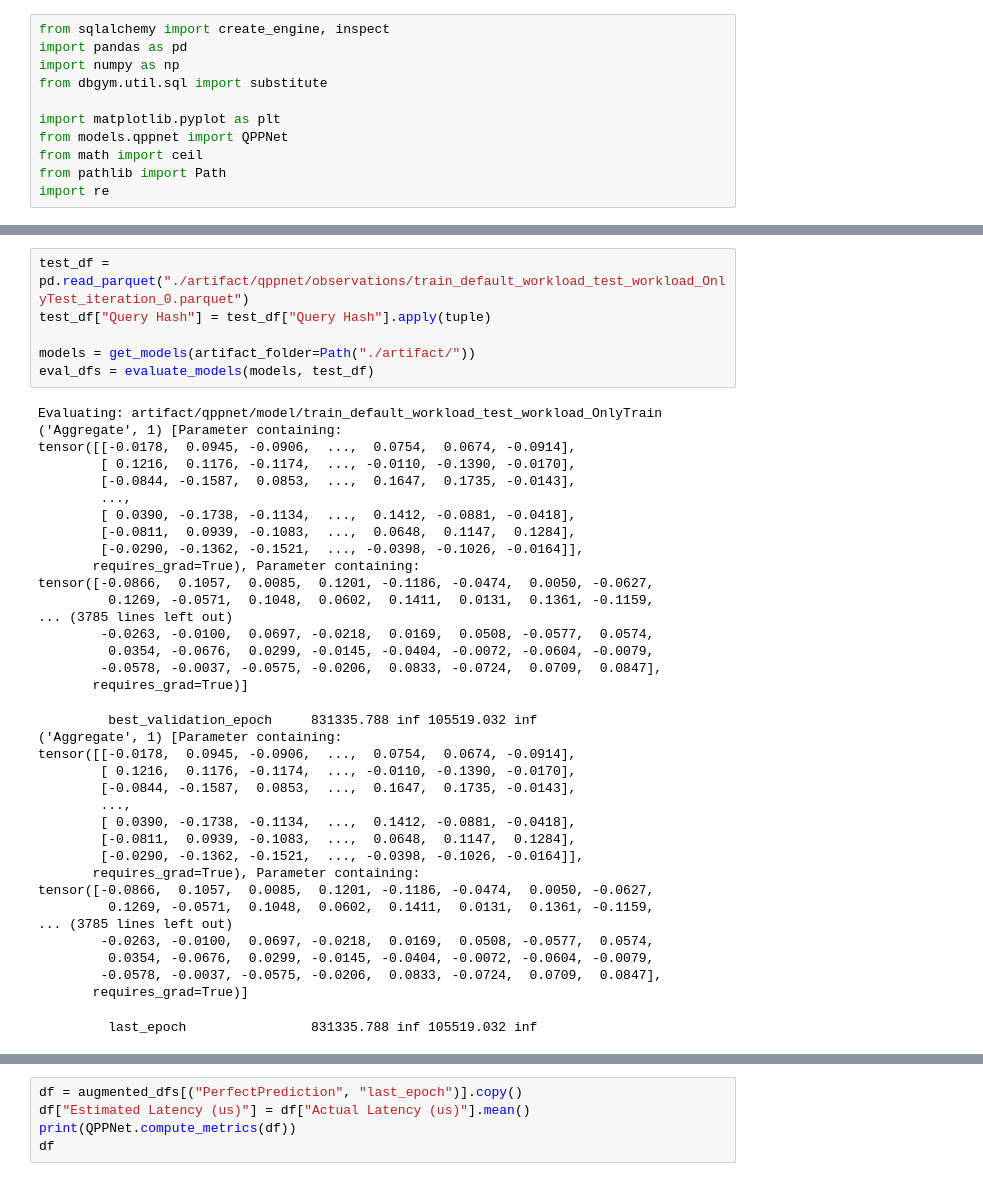
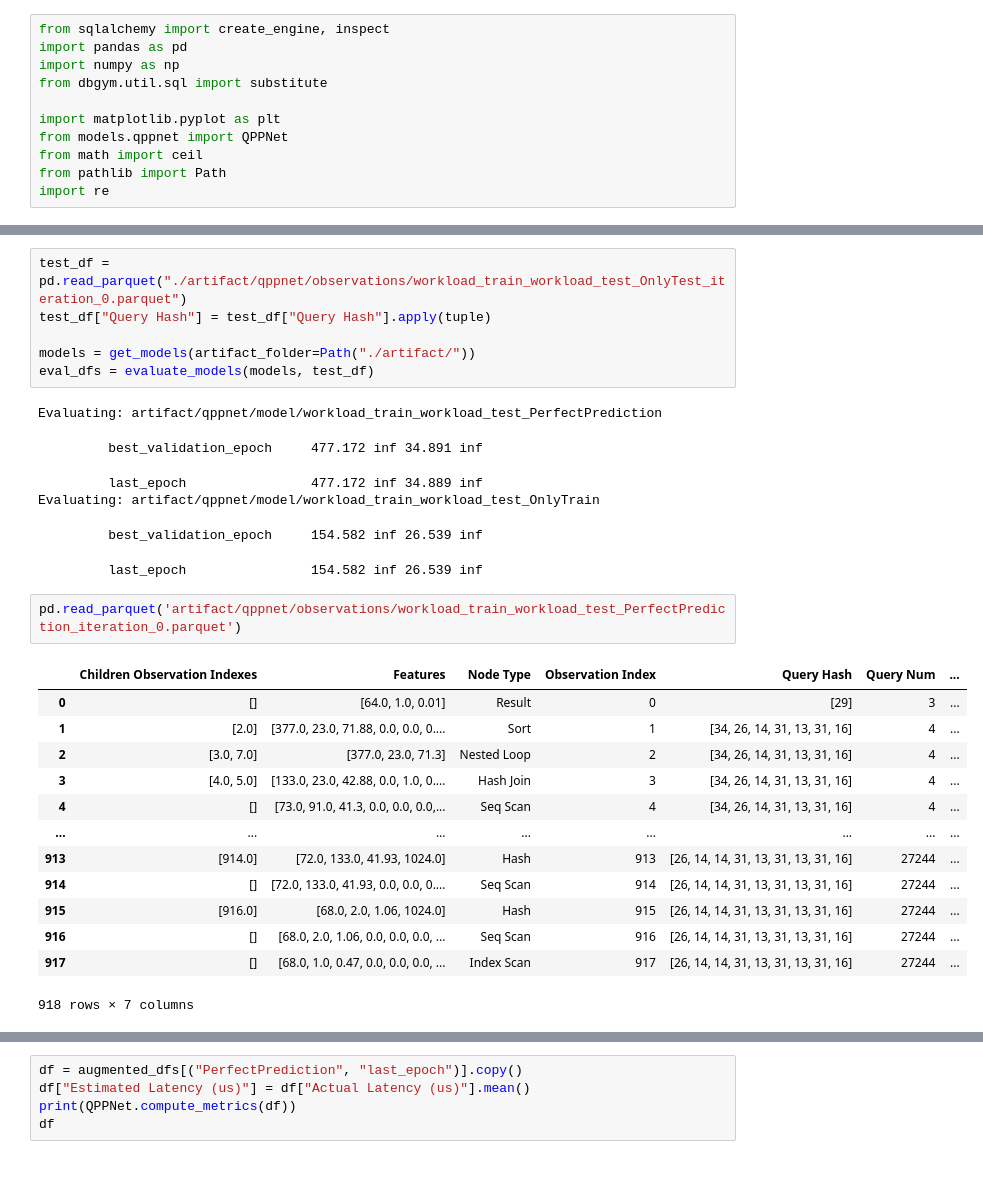
Before and after one commit to lmwnshn/dbgym-old, a Jupyter notebook: Untitled.ipynb, the cells around one changed output, grey strips where cells are left out. Saved outputs shown, nothing was run; the diff lists cells and outputs as text.

```diff
--- a/Untitled.ipynb
+++ b/Untitled.ipynb
@@ -107,44 +180,31 @@ def augment_evaluations(eval_dfs):
             dfs[(model_name, epoch_name)] = df
     return dfs
 # %%
-test_df = pd.read_parquet("./artifact/qppnet/observations/train_default_workload_test_workload_OnlyTest_iteration_0.parquet")
+test_df = pd.read_parquet("./artifact/qppnet/observations/workload_train_workload_test_OnlyTest_iteration_0.parquet")
 test_df["Query Hash"] = test_df["Query Hash"].apply(tuple)
 
 models = get_models(artifact_folder=Path("./artifact/"))
 eval_dfs = evaluate_models(models, test_df)
 # %% [output]
-Evaluating: artifact/qppnet/model/train_default_workload_test_workload_OnlyTrain
-('Aggregate', 1) [Parameter containing:
-tensor([[-0.0178,  0.0945, -0.0906,  ...,  0.0754,  0.0674, -0.0914],
-        [ 0.1216,  0.1176, -0.1174,  ..., -0.0110, -0.1390, -0.0170],
-        [-0.0844, -0.1587,  0.0853,  ...,  0.1647,  0.1735, -0.0143],
-        ...,
-        [ 0.0390, -0.1738, -0.1134,  ...,  0.1412, -0.0881, -0.0418],
-        [-0.0811,  0.0939, -0.1083,  ...,  0.0648,  0.1147,  0.1284],
-        [-0.0290, -0.1362, -0.1521,  ..., -0.0398, -0.1026, -0.0164]],
-       requires_grad=True), Parameter containing:
-tensor([-0.0866,  0.1057,  0.0085,  0.1201, -0.1186, -0.0474,  0.0050, -0.0627,
-         0.1269, -0.0571,  0.1048,  0.0602,  0.1411,  0.0131,  0.1361, -0.1159,
-... (3785 lines left out)
-        -0.0263, -0.0100,  0.0697, -0.0218,  0.0169,  0.0508, -0.0577,  0.0574,
-         0.0354, -0.0676,  0.0299, -0.0145, -0.0404, -0.0072, -0.0604, -0.0079,
-        -0.0578, -0.0037, -0.0575, -0.0206,  0.0833, -0.0724,  0.0709,  0.0847],
-       requires_grad=True)]
+Evaluating: artifact/qppnet/model/workload_train_workload_test_PerfectPrediction
-         best_validation_epoch     831335.788 inf 105519.032 inf
-('Aggregate', 1) [Parameter containing:
-tensor([[-0.0178,  0.0945, -0.0906,  ...,  0.0754,  0.0674, -0.0914],
-        [ 0.1216,  0.1176, -0.1174,  ..., -0.0110, -0.1390, -0.0170],
-        [-0.0844, -0.1587,  0.0853,  ...,  0.1647,  0.1735, -0.0143],
-        ...,
-        [ 0.0390, -0.1738, -0.1134,  ...,  0.1412, -0.0881, -0.0418],
-        [-0.0811,  0.0939, -0.1083,  ...,  0.0648,  0.1147,  0.1284],
-        [-0.0290, -0.1362, -0.1521,  ..., -0.0398, -0.1026, -0.0164]],
-       requires_grad=True), Parameter containing:
-tensor([-0.0866,  0.1057,  0.0085,  0.1201, -0.1186, -0.0474,  0.0050, -0.0627,
-         0.1269, -0.0571,  0.1048,  0.0602,  0.1411,  0.0131,  0.1361, -0.1159,
-... (3785 lines left out)
-        -0.0263, -0.0100,  0.0697, -0.0218,  0.0169,  0.0508, -0.0577,  0.0574,
-         0.0354, -0.0676,  0.0299, -0.0145, -0.0404, -0.0072, -0.0604, -0.0079,
-        -0.0578, -0.0037, -0.0575, -0.0206,  0.0833, -0.0724,  0.0709,  0.0847],
-       requires_grad=True)]
+         best_validation_epoch     477.172 inf 34.891 inf
-         last_epoch                831335.788 inf 105519.032 inf
+         last_epoch                477.172 inf 34.889 inf
+Evaluating: artifact/qppnet/model/workload_train_workload_test_OnlyTrain
+         best_validation_epoch     154.582 inf 26.539 inf
+         last_epoch                154.582 inf 26.539 inf
+# %%
+pd.read_parquet('artifact/qppnet/observations/workload_train_workload_test_PerfectPrediction_iteration_0.parquet')
+# %% [output]
+|  | Children Observation Indexes | Features | Node Type | Observation Index | Query Hash | Query Num | ... |
+| 0 | [] | [64.0, 1.0, 0.01] | Result | 0 | [29] | 3 | ... |
+| 1 | [2.0] | [377.0, 23.0, 71.88, 0.0, 0.0, 0.... | Sort | 1 | [34, 26, 14, 31, 13, 31, 16] | 4 | ... |
+| 2 | [3.0, 7.0] | [377.0, 23.0, 71.3] | Nested Loop | 2 | [34, 26, 14, 31, 13, 31, 16] | 4 | ... |
+| 3 | [4.0, 5.0] | [133.0, 23.0, 42.88, 0.0, 1.0, 0.... | Hash Join | 3 | [34, 26, 14, 31, 13, 31, 16] | 4 | ... |
+| 4 | [] | [73.0, 91.0, 41.3, 0.0, 0.0, 0.0,... | Seq Scan | 4 | [34, 26, 14, 31, 13, 31, 16] | 4 | ... |
+| ... | ... | ... | ... | ... | ... | ... | ... |
+| 913 | [914.0] | [72.0, 133.0, 41.93, 1024.0] | Hash | 913 | [26, 14, 14, 31, 13, 31, 13, 31, 16] | 27244 | ... |
+| 914 | [] | [72.0, 133.0, 41.93, 0.0, 0.0, 0.... | Seq Scan | 914 | [26, 14, 14, 31, 13, 31, 13, 31, 16] | 27244 | ... |
+| 915 | [916.0] | [68.0, 2.0, 1.06, 1024.0] | Hash | 915 | [26, 14, 14, 31, 13, 31, 13, 31, 16] | 27244 | ... |
+| 916 | [] | [68.0, 2.0, 1.06, 0.0, 0.0, 0.0, ... | Seq Scan | 916 | [26, 14, 14, 31, 13, 31, 13, 31, 16] | 27244 | ... |
+| 917 | [] | [68.0, 1.0, 0.47, 0.0, 0.0, 0.0, ... | Index Scan | 917 | [26, 14, 14, 31, 13, 31, 13, 31, 16] | 27244 | ... |
+918 rows × 7 columns
```
Also changed, not shown: parts of 9 cells of this notebook, 20 other files.
